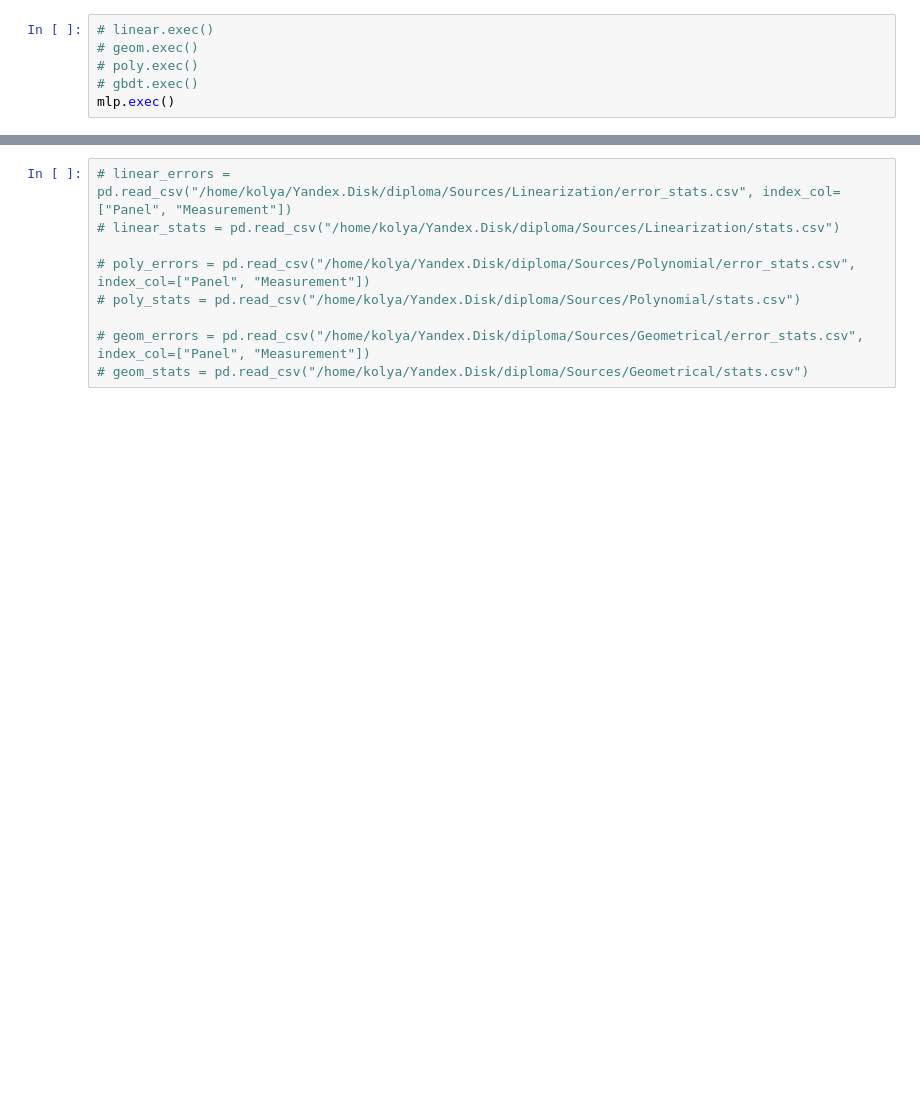
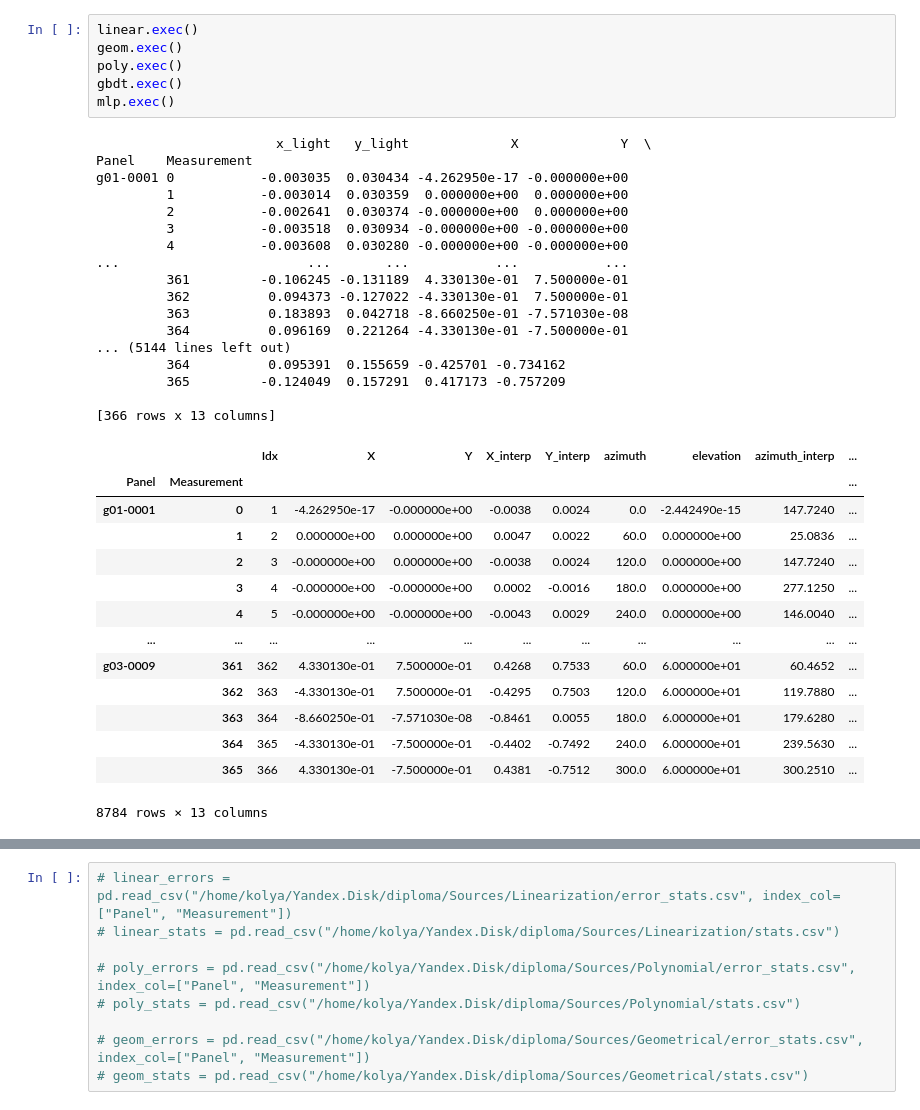
Before and after one commit to 14Og/diploma, a Jupyter notebook: Sources/UtilNotebook.ipynb, the cells around one changed output, grey strips where cells are left out. Cells and saved outputs as stored; diff of their text form; blank space fills up the shorter version.

```diff
--- a/Sources/UtilNotebook.ipynb
+++ b/Sources/UtilNotebook.ipynb
@@ -33,7 +34,39 @@ Database target directory:  /home/kolya/code/diploma/Data
 # %%
-# linear.exec()
-# geom.exec()
-# poly.exec()
-# gbdt.exec()
+linear.exec()
+geom.exec()
+poly.exec()
+gbdt.exec()
 mlp.exec()
+# %% [output]
+                       x_light   y_light             X             Y  \
+Panel    Measurement
+g01-0001 0           -0.003035  0.030434 -4.262950e-17 -0.000000e+00
+         1           -0.003014  0.030359  0.000000e+00  0.000000e+00
+         2           -0.002641  0.030374 -0.000000e+00  0.000000e+00
+         3           -0.003518  0.030934 -0.000000e+00 -0.000000e+00
+         4           -0.003608  0.030280 -0.000000e+00 -0.000000e+00
+...                        ...       ...           ...           ...
+         361         -0.106245 -0.131189  4.330130e-01  7.500000e-01
+         362          0.094373 -0.127022 -4.330130e-01  7.500000e-01
+         363          0.183893  0.042718 -8.660250e-01 -7.571030e-08
+         364          0.096169  0.221264 -4.330130e-01 -7.500000e-01
+... (5144 lines left out)
+         364          0.095391  0.155659 -0.425701 -0.734162
+         365         -0.124049  0.157291  0.417173 -0.757209
+
+[366 rows x 13 columns]
+|  |  | Idx | X | Y | X_interp | Y_interp | azimuth | elevation | azimuth_interp | ... |
+| Panel | Measurement |  |  |  |  |  |  |  |  | ... |
+| g01-0001 | 0 | 1 | -4.262950e-17 | -0.000000e+00 | -0.0038 | 0.0024 | 0.0 | -2.442490e-15 | 147.7240 | ... |
+|  | 1 | 2 | 0.000000e+00 | 0.000000e+00 | 0.0047 | 0.0022 | 60.0 | 0.000000e+00 | 25.0836 | ... |
+|  | 2 | 3 | -0.000000e+00 | 0.000000e+00 | -0.0038 | 0.0024 | 120.0 | 0.000000e+00 | 147.7240 | ... |
+|  | 3 | 4 | -0.000000e+00 | -0.000000e+00 | 0.0002 | -0.0016 | 180.0 | 0.000000e+00 | 277.1250 | ... |
+|  | 4 | 5 | -0.000000e+00 | -0.000000e+00 | -0.0043 | 0.0029 | 240.0 | 0.000000e+00 | 146.0040 | ... |
+| ... | ... | ... | ... | ... | ... | ... | ... | ... | ... | ... |
+| g03-0009 | 361 | 362 | 4.330130e-01 | 7.500000e-01 | 0.4268 | 0.7533 | 60.0 | 6.000000e+01 | 60.4652 | ... |
+|  | 362 | 363 | -4.330130e-01 | 7.500000e-01 | -0.4295 | 0.7503 | 120.0 | 6.000000e+01 | 119.7880 | ... |
+|  | 363 | 364 | -8.660250e-01 | -7.571030e-08 | -0.8461 | 0.0055 | 180.0 | 6.000000e+01 | 179.6280 | ... |
+|  | 364 | 365 | -4.330130e-01 | -7.500000e-01 | -0.4402 | -0.7492 | 240.0 | 6.000000e+01 | 239.5630 | ... |
+|  | 365 | 366 | 4.330130e-01 | -7.500000e-01 | 0.4381 | -0.7512 | 300.0 | 6.000000e+01 | 300.2510 | ... |
+8784 rows × 13 columns
 # %%
```
Also changed, not shown: parts of 16 cells of this notebook, 10 other files.
